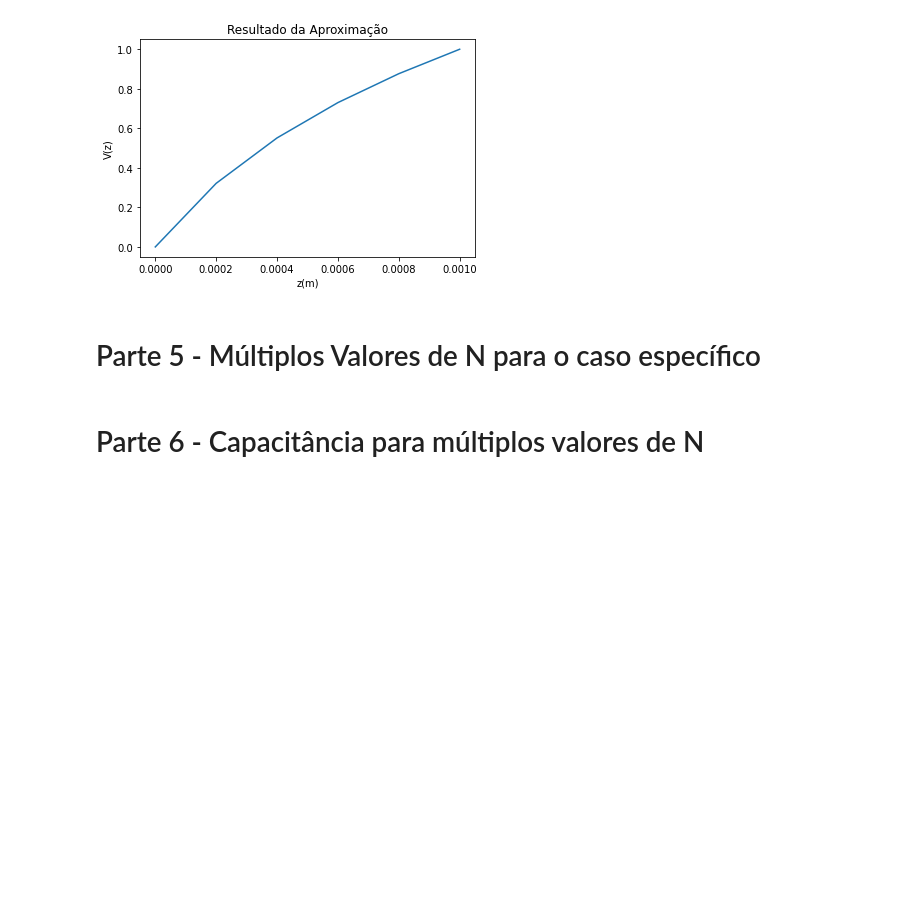
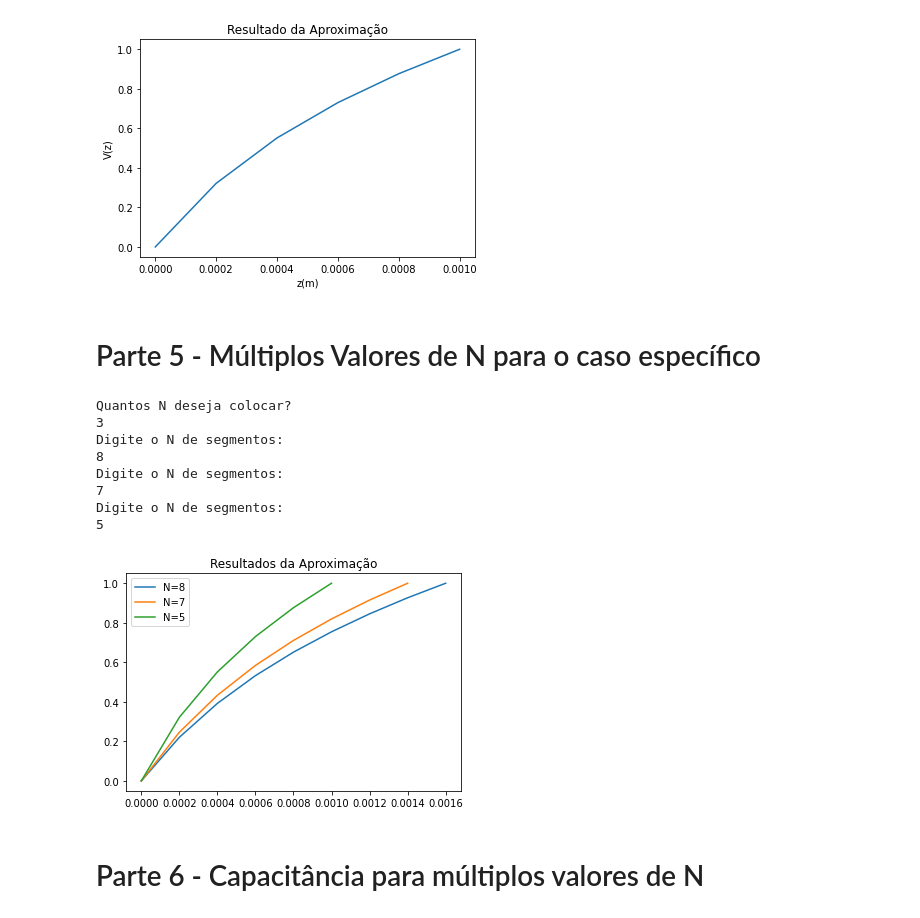
Before and after one commit to caio-mbarbosa/capacitor1Dsimulator, a Jupyter notebook: Capacitor1DSim.ipynb, the cells around one changed output. Drawn from its saved outputs; the diff is of its cells as text; code cells hidden in the pictures; blank space fills up the shorter version.

```diff
--- a/Capacitor1DSim.ipynb
+++ b/Capacitor1DSim.ipynb
@@ -255,21 +260,50 @@ def testaUmCaso(rho, Vpos, Vneg, epsilonR, le, d, Natual):
     colunaDireitaEquação = processaMatriz(colunaMovida0, colunaMovidaNe, Natual+1, Vneg, Vpos)
     colunaDireitaEquação = np.reshape(colunaDireitaEquação, (Natual-1,1))
     NodesResult = resolveSistema1D(matrizK, colunaDireitaEquação, le, Natual+1, rho)
+    return NodesResult
 # %%
 import numpy as np
 d = 10**(-3)
 le = d/Ne
 epsilonR = 3
 rho = 0
 Vpos = 1
 Vneg = 0
 
 Ndesejados = []
+Nreferencias = []
+leDesejados = []
 print("Quantos N deseja colocar?")
-for i in range(0, input()):
+Ntotal = int(input())
+for i in range(0, Ntotal):
     print("Digite o N de segmentos:")
-    Natual = input()
+    Natual = int(input())
+    Nreferencias.append(Natual)
     le = d/Natual
-    Ndesejados.append(testaUmCaso(rho, Vpos, Vneg, epsilonR, le, d, Natual))
+    leDesejados.append(le)
+    resultadoAtual = testaUmCaso(rho, Vpos, Vneg, epsilonR, le, d, Natual)
+    Ndesejados.append(resultadoAtual)
+
+for i in range(0, Ntotal):
+    leAtual = leDesejados[i]
+    resultadoAtual = Ndesejados[i]
+    Natual = Nreferencias[i]
+    final = testaUmCaso(rho, Vpos, Vneg, epsilonR, le, d, Natual)
+    dots, Vplots = plotaN(Natual, le, Vneg, Vpos, final)
+    plt.plot(dots, Vplots, label = "N=" + str(Natual))
+
+plt.title('Resultados da Aproximação')
+plt.legend()
+plt.show()
+# %% [output]
+Quantos N deseja colocar?
+3
+Digite o N de segmentos:
+8
+Digite o N de segmentos:
+7
+Digite o N de segmentos:
+5
+[figure, added]
 # %% [markdown]
 <h1> Parte 6 - Capacitância para múltiplos valores de N
```
Also changed, not shown: parts of 3 cells of this notebook.
